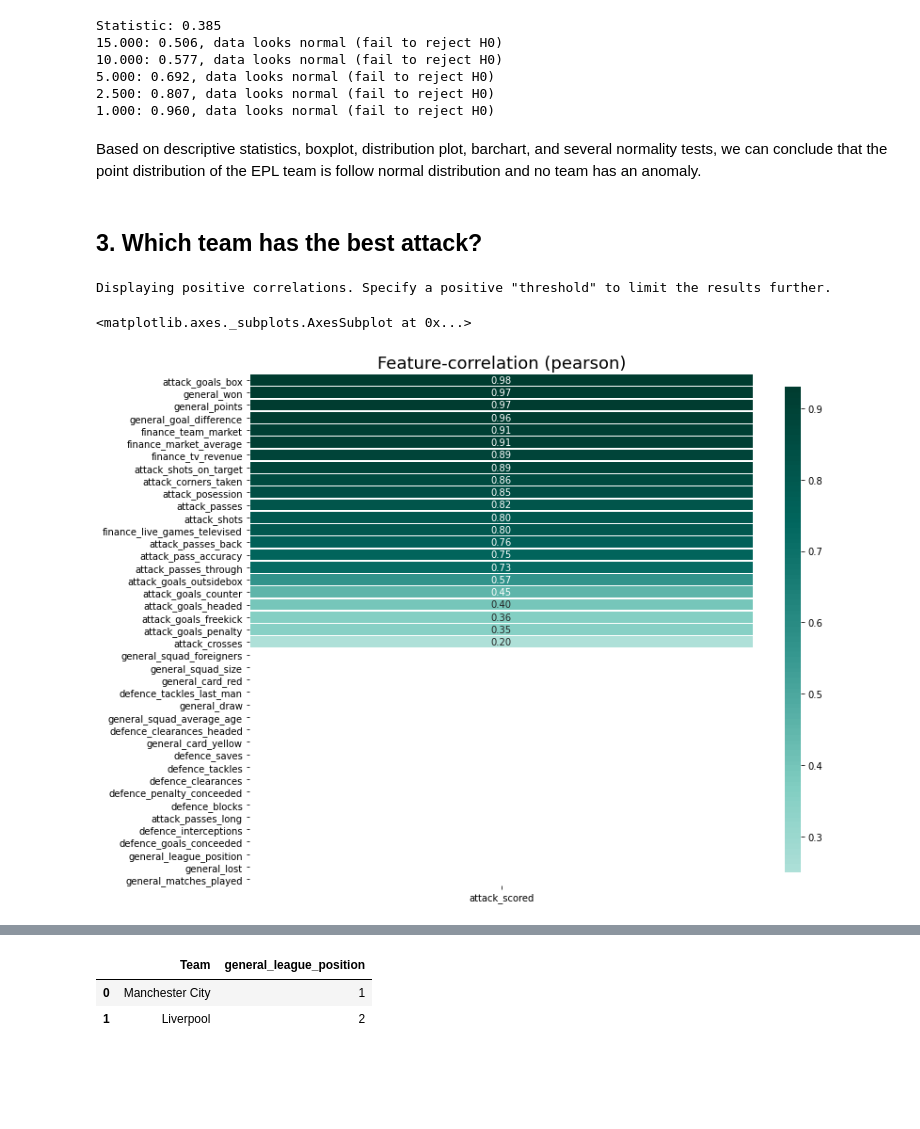
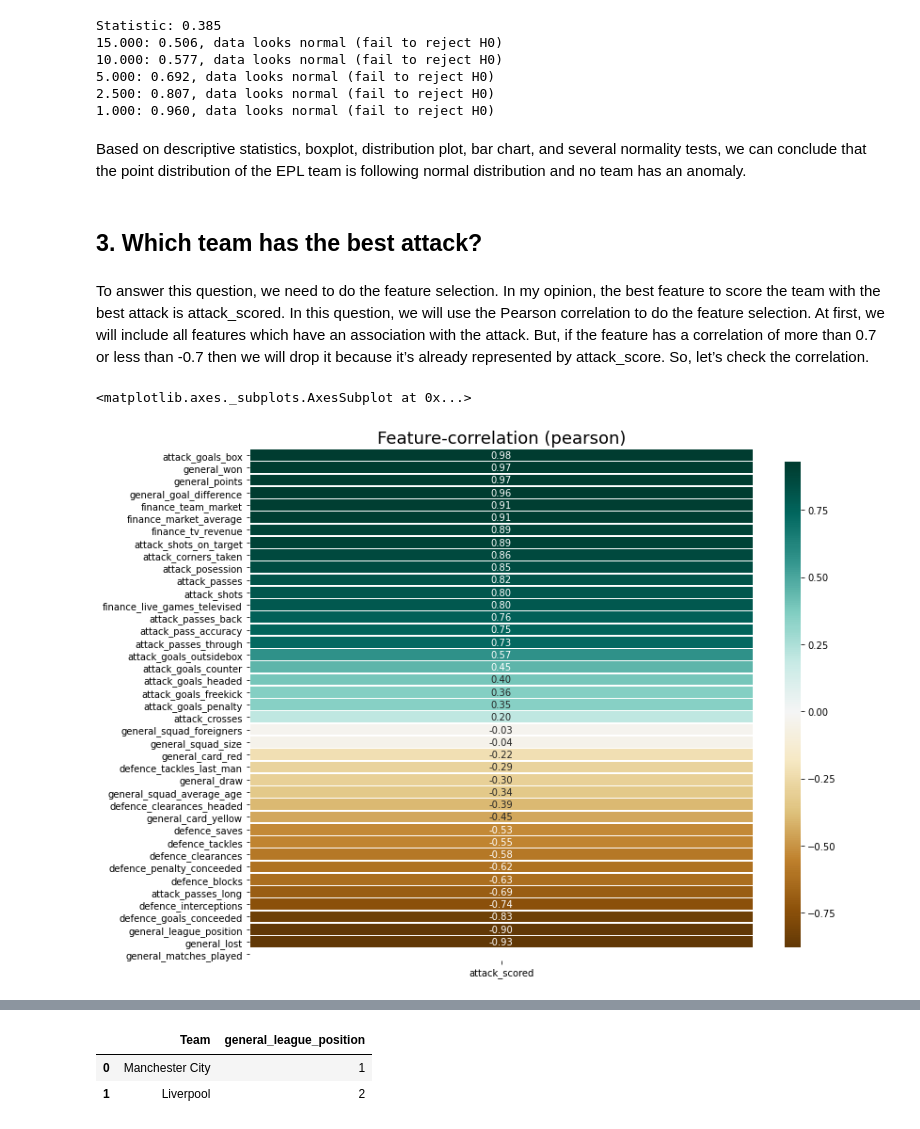
Before and after one commit to hadibudhy/fellowhip, a Jupyter notebook: Nur_Hadi_Budhy_Practical_Case_EDA.ipynb, the cells around one changed output, grey strips where cells are left out. Saved outputs shown, nothing was run; the diff lists cells and outputs as text; code cells hidden in the pictures; blank space fills up the shorter version.

```diff
--- a/Nur_Hadi_Budhy_Practical_Case_EDA.ipynb
+++ b/Nur_Hadi_Budhy_Practical_Case_EDA.ipynb
@@ -233,13 +217,14 @@ Statistic: 0.385
 2.500: 0.807, data looks normal (fail to reject H0)
 1.000: 0.960, data looks normal (fail to reject H0)
 # %% [markdown]
-Based on descriptive statistics, boxplot, distribution plot, barchart, and several normality tests, we can conclude that the point distribution of the EPL team is follow normal distribution and no team has an anomaly.
+Based on descriptive statistics, boxplot, distribution plot, bar chart, and several normality tests, we can conclude that the point distribution of the EPL team is following normal distribution and no team has an anomaly.
 # %% [markdown]
 ## 3. Which team has the best attack?
+# %% [markdown]
+To answer this question, we need to do the feature selection. In my opinion, the best feature to score the team with the best attack is attack_scored. In this question, we will use the Pearson correlation to do the feature selection. At first, we will include all features which have an association with the attack. But, if the feature has a correlation of more than 0.7 or less than -0.7 then we will drop it because it’s already represented by attack_score. So, let’s check the correlation.
 # %%
 # Check correlation of attack_scored
-klib.corr_plot(df, target='attack_scored', split='pos')
+klib.corr_plot(df, target='attack_scored')
 # %% [output]
-Displaying positive correlations. Specify a positive "threshold" to limit the results further.
+<matplotlib.axes._subplots.AxesSubplot at 0x...>
-<matplotlib.axes._subplots.AxesSubplot at 0x...>
-[figure, old version]
+[figure, new version]
```
Also changed, not shown: parts of 32 cells of this notebook.
